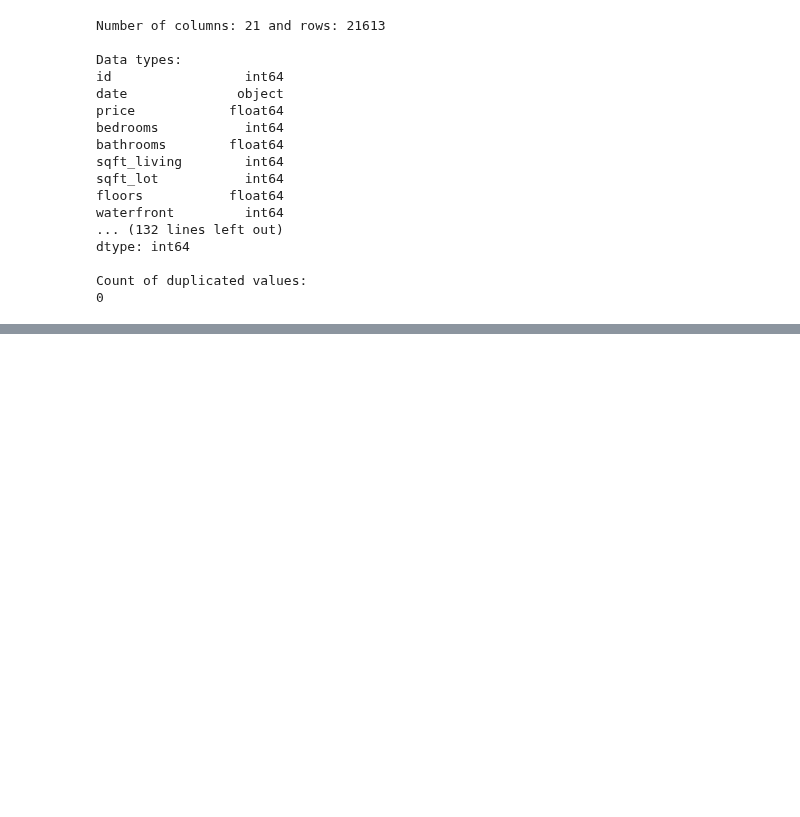
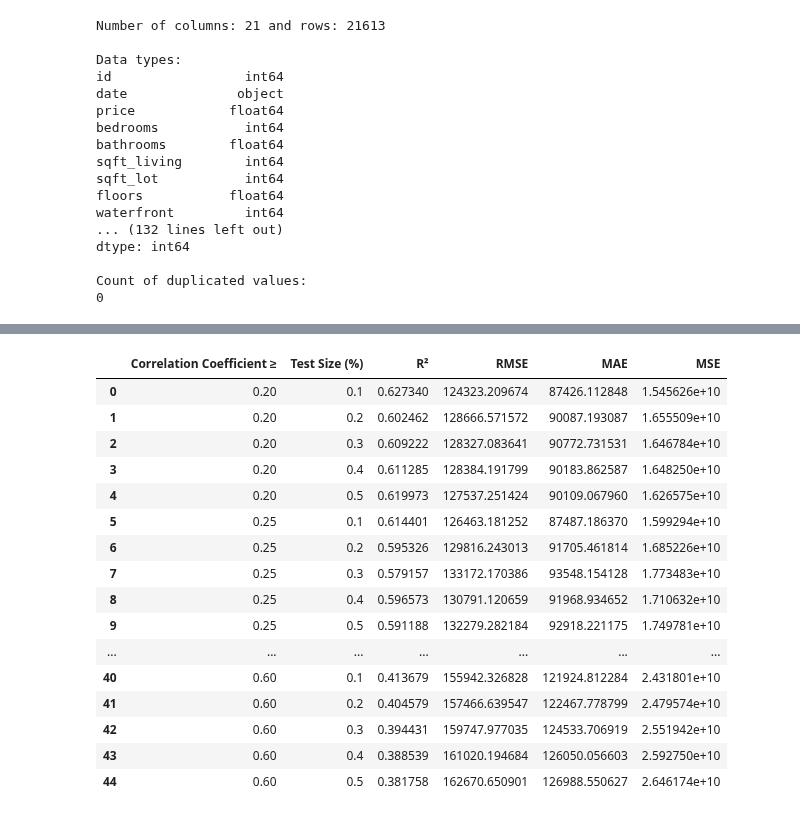
Before and after one commit to martaverfer/mini-project-ironkaggle, a Jupyter notebook: main.ipynb, the cells around one changed output, grey strips where cells are left out. Drawn from its saved outputs; the diff is of its cells as text; code cells hidden in the pictures; blank space fills up the shorter version.

```diff
--- a/main.ipynb
+++ b/main.ipynb
@@ -192,0 +297,3 @@ R² Score: 0.5950562192898906
+# %%
+# Selecting feautures
+correlated_columns = dt.selecting_features(df_without_outliers, corr_coef=0.25)
@@ -192,0 +304,2 @@ R² Score: 0.5950562192898906
+# %%
+X_train, X_test, y_train, y_test = dt.select_training_set(df_without_outliers, correlated_columns, test_size=0.4)
@@ -192,0 +309,3 @@ R² Score: 0.5950562192898906
+# %%
+results_df, results_list = dt.train_decision_tree(X_train, X_test, y_train, y_test)
+results_df.head()
@@ -192,0 +342,3 @@ R² Score: 0.5950562192898906
+# %%
+# Evaluating different features
+results_df = dt.evaluate_different_correlations(df_without_outliers)
@@ -192,0 +363,21 @@ R² Score: 0.5950562192898906
+# %%
+# A resume of metrics for test_size and features
+results_df.head(55)
+# %% [output]
+|  | Correlation Coefficient ≥ | Test Size (%) | R² | RMSE | MAE | MSE |
+| 0 | 0.20 | 0.1 | 0.627340 | 124323.209674 | 87426.112848 | 1.545626e+10 |
+| 1 | 0.20 | 0.2 | 0.602462 | 128666.571572 | 90087.193087 | 1.655509e+10 |
+| 2 | 0.20 | 0.3 | 0.609222 | 128327.083641 | 90772.731531 | 1.646784e+10 |
+| 3 | 0.20 | 0.4 | 0.611285 | 128384.191799 | 90183.862587 | 1.648250e+10 |
+| 4 | 0.20 | 0.5 | 0.619973 | 127537.251424 | 90109.067960 | 1.626575e+10 |
+| 5 | 0.25 | 0.1 | 0.614401 | 126463.181252 | 87487.186370 | 1.599294e+10 |
+| 6 | 0.25 | 0.2 | 0.595326 | 129816.243013 | 91705.461814 | 1.685226e+10 |
+| 7 | 0.25 | 0.3 | 0.579157 | 133172.170386 | 93548.154128 | 1.773483e+10 |
+| 8 | 0.25 | 0.4 | 0.596573 | 130791.120659 | 91968.934652 | 1.710632e+10 |
+| 9 | 0.25 | 0.5 | 0.591188 | 132279.282184 | 92918.221175 | 1.749781e+10 |
+| ... | ... | ... | ... | ... | ... | ... |
+| 40 | 0.60 | 0.1 | 0.413679 | 155942.326828 | 121924.812284 | 2.431801e+10 |
+| 41 | 0.60 | 0.2 | 0.404579 | 157466.639547 | 122467.778799 | 2.479574e+10 |
+| 42 | 0.60 | 0.3 | 0.394431 | 159747.977035 | 124533.706919 | 2.551942e+10 |
+| 43 | 0.60 | 0.4 | 0.388539 | 161020.194684 | 126050.056603 | 2.592750e+10 |
+| 44 | 0.60 | 0.5 | 0.381758 | 162670.650901 | 126988.550627 | 2.646174e+10 |
```
Also changed, not shown: parts of 29 cells of this notebook, 1 other file.
